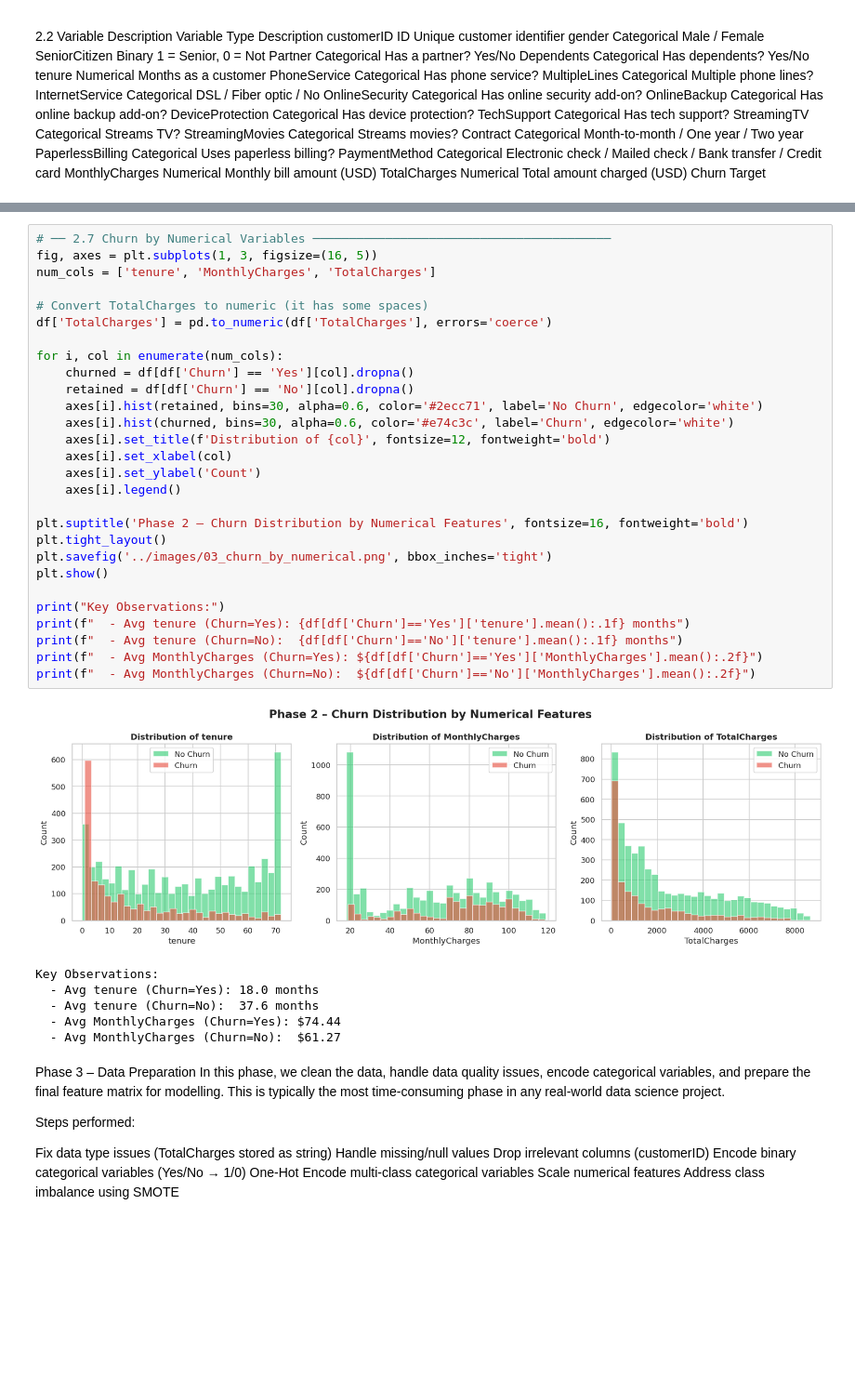
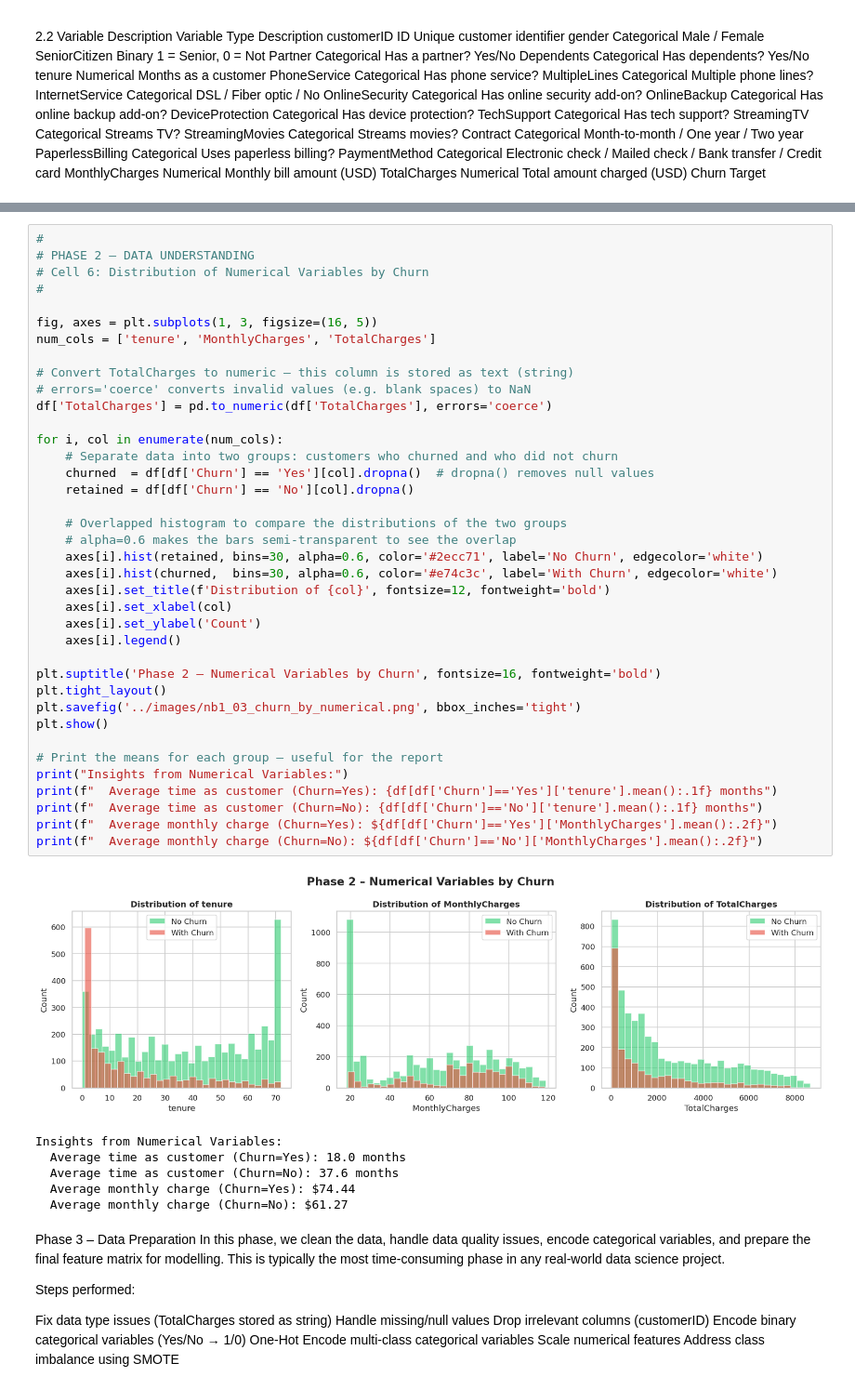
Before and after one commit to TiagoStudent/ca2_churn_project_artifacts, a Jupyter notebook: notebooks/CA2_Customer_Churn_Prediction.ipynb, the cells around one changed output, grey strips where cells are left out. Shown at 93% size. Cells and saved outputs as stored; diff of their text form; blank space fills up the shorter version.

```diff
--- a/notebooks/CA2_Customer_Churn_Prediction.ipynb
+++ b/notebooks/CA2_Customer_Churn_Prediction.ipynb
@@ -227,40 +330,50 @@ plt.show()
 # %% [output]
 [figure]
 # %%
-# ── 2.7 Churn by Numerical Variables ─────────────────────────────────────────
+#
+# PHASE 2 – DATA UNDERSTANDING
+# Cell 6: Distribution of Numerical Variables by Churn
+#
+
 fig, axes = plt.subplots(1, 3, figsize=(16, 5))
 num_cols = ['tenure', 'MonthlyCharges', 'TotalCharges']
 
-# Convert TotalCharges to numeric (it has some spaces)
+# Convert TotalCharges to numeric — this column is stored as text (string)
+# errors='coerce' converts invalid values (e.g. blank spaces) to NaN
 df['TotalCharges'] = pd.to_numeric(df['TotalCharges'], errors='coerce')
 
 for i, col in enumerate(num_cols):
-    churned = df[df['Churn'] == 'Yes'][col].dropna()
+    # Separate data into two groups: customers who churned and who did not churn
+    churned  = df[df['Churn'] == 'Yes'][col].dropna()  # dropna() removes null values
     retained = df[df['Churn'] == 'No'][col].dropna()
+
+    # Overlapped histogram to compare the distributions of the two groups
+    # alpha=0.6 makes the bars semi-transparent to see the overlap
     axes[i].hist(retained, bins=30, alpha=0.6, color='#2ecc71', label='No Churn', edgecolor='white')
-    axes[i].hist(churned, bins=30, alpha=0.6, color='#e74c3c', label='Churn', edgecolor='white')
+    axes[i].hist(churned,  bins=30, alpha=0.6, color='#e74c3c', label='With Churn', edgecolor='white')
     axes[i].set_title(f'Distribution of {col}', fontsize=12, fontweight='bold')
     axes[i].set_xlabel(col)
     axes[i].set_ylabel('Count')
     axes[i].legend()
 
-plt.suptitle('Phase 2 – Churn Distribution by Numerical Features', fontsize=16, fontweight='bold')
+plt.suptitle('Phase 2 – Numerical Variables by Churn', fontsize=16, fontweight='bold')
 plt.tight_layout()
-plt.savefig('../images/03_churn_by_numerical.png', bbox_inches='tight')
+plt.savefig('../images/nb1_03_churn_by_numerical.png', bbox_inches='tight')
 plt.show()
 
-print("Key Observations:")
-print(f"  - Avg tenure (Churn=Yes): {df[df['Churn']=='Yes']['tenure'].mean():.1f} months")
-print(f"  - Avg tenure (Churn=No):  {df[df['Churn']=='No']['tenure'].mean():.1f} months")
-print(f"  - Avg MonthlyCharges (Churn=Yes): ${df[df['Churn']=='Yes']['MonthlyCharges'].mean():.2f}")
-print(f"  - Avg MonthlyCharges (Churn=No):  ${df[df['Churn']=='No']['MonthlyCharges'].mean():.2f}")
+# Print the means for each group — useful for the report
+print("Insights from Numerical Variables:")
+print(f"  Average time as customer (Churn=Yes): {df[df['Churn']=='Yes']['tenure'].mean():.1f} months")
+print(f"  Average time as customer (Churn=No): {df[df['Churn']=='No']['tenure'].mean():.1f} months")
+print(f"  Average monthly charge (Churn=Yes): ${df[df['Churn']=='Yes']['MonthlyCharges'].mean():.2f}")
+print(f"  Average monthly charge (Churn=No): ${df[df['Churn']=='No']['MonthlyCharges'].mean():.2f}")
 # %% [output]
-[figure, old version]
+[figure, new version]
-Key Observations:
-  - Avg tenure (Churn=Yes): 18.0 months
-  - Avg tenure (Churn=No):  37.6 months
-  - Avg MonthlyCharges (Churn=Yes): $74.44
-  - Avg MonthlyCharges (Churn=No):  $61.27
+Insights from Numerical Variables:
+  Average time as customer (Churn=Yes): 18.0 months
+  Average time as customer (Churn=No): 37.6 months
+  Average monthly charge (Churn=Yes): $74.44
+  Average monthly charge (Churn=No): $61.27
 # %% [markdown]
 Phase 3 – Data Preparation
 In this phase, we clean the data, handle data quality issues, encode categorical variables, and prepare the final feature matrix for modelling. This is typically the most time-consuming phase in any real-world data science project.
```
Also changed, not shown: parts of 30 cells of this notebook, 8 other files.
